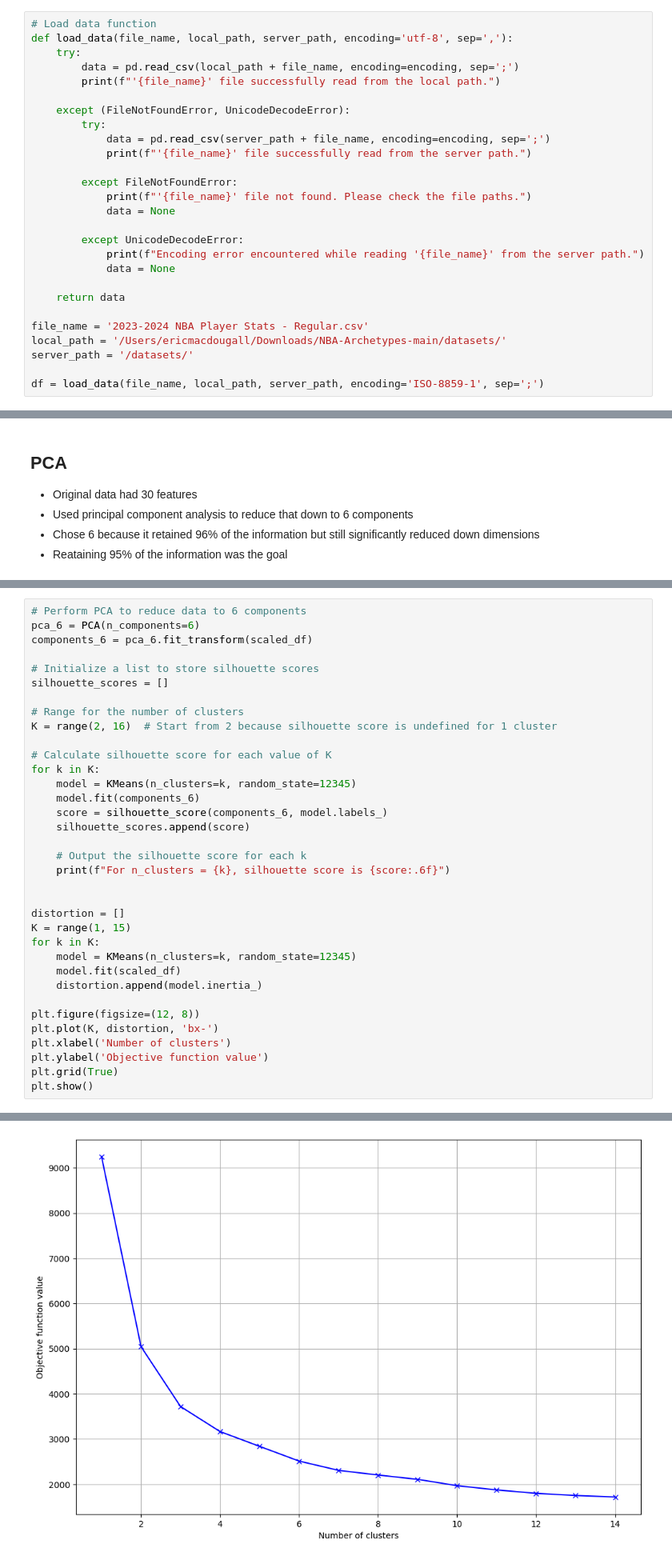
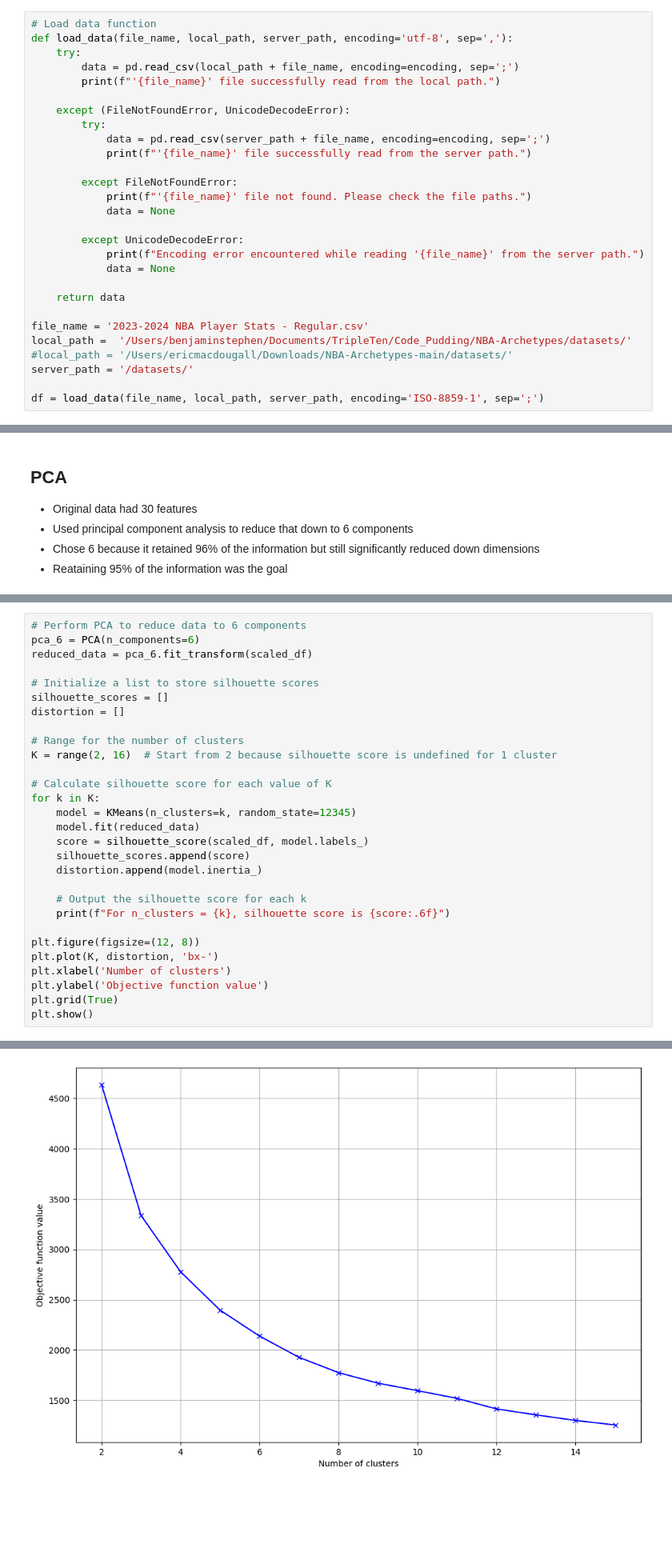
Before and after one commit to nazstephen/NBA-Archetypes, a Jupyter notebook: NBA Archetypes.ipynb, the cells around one changed output, grey strips where cells are left out. Shown at 80% size. Drawn from its saved outputs; the diff is of its cells as text; blank space fills up the shorter version.

```diff
--- a/NBA Archetypes.ipynb
+++ b/NBA Archetypes.ipynb
@@ -41,7 +58,8 @@ def load_data(file_name, local_path, server_path, encoding='utf-8', sep=','):
     return data
 
 file_name = '2023-2024 NBA Player Stats - Regular.csv'
-local_path = '/Users/ericmacdougall/Downloads/NBA-Archetypes-main/datasets/'
+local_path =  '/Users/benjaminstephen/Documents/TripleTen/Code_Pudding/NBA-Archetypes/datasets/'
+#local_path = '/Users/ericmacdougall/Downloads/NBA-Archetypes-main/datasets/'
 server_path = '/datasets/'
 
 df = load_data(file_name, local_path, server_path, encoding='ISO-8859-1', sep=';')
@@ -410,10 +424,11 @@ For n_components = 16, explained variance ratio is 0.9999980104045121
 # %%
 # Perform PCA to reduce data to 6 components
 pca_6 = PCA(n_components=6)
-components_6 = pca_6.fit_transform(scaled_df)
+reduced_data = pca_6.fit_transform(scaled_df)
 
 # Initialize a list to store silhouette scores
 silhouette_scores = []
+distortion = []
 
 # Range for the number of clusters
 K = range(2, 16)  # Start from 2 because silhouette score is undefined for 1 cluster
@@ -421,20 +436,13 @@ K = range(2, 16)  # Start from 2 because silhouette score is undefined for 1 clu
 # Calculate silhouette score for each value of K
 for k in K:
     model = KMeans(n_clusters=k, random_state=12345)
-    model.fit(components_6)
-    score = silhouette_score(components_6, model.labels_)
+    model.fit(reduced_data)
+    score = silhouette_score(scaled_df, model.labels_)
     silhouette_scores.append(score)
+    distortion.append(model.inertia_)
 
     # Output the silhouette score for each k
     print(f"For n_clusters = {k}, silhouette score is {score:.6f}")
-
-
-distortion = []
-K = range(1, 15)
-for k in K:
-    model = KMeans(n_clusters=k, random_state=12345)
-    model.fit(scaled_df)
-    distortion.append(model.inertia_)
 
 plt.figure(figsize=(12, 8))
 plt.plot(K, distortion, 'bx-')
@@ -460,2 +468,2 @@ For n_clusters = 15, silhouette score is 0.205977
-[figure, old version]
+[figure, new version]
 # %%
```
Also changed, not shown: parts of 18 cells of this notebook, 1 other file.
